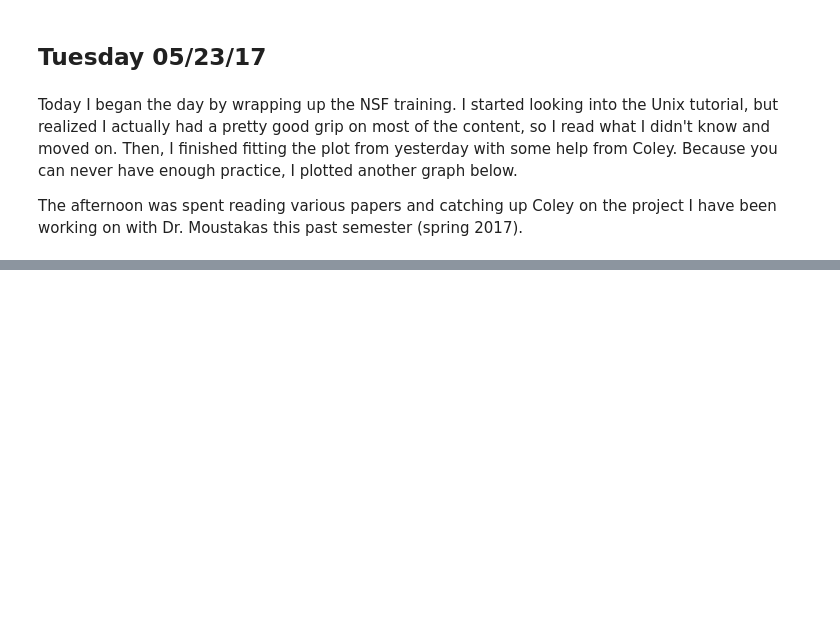
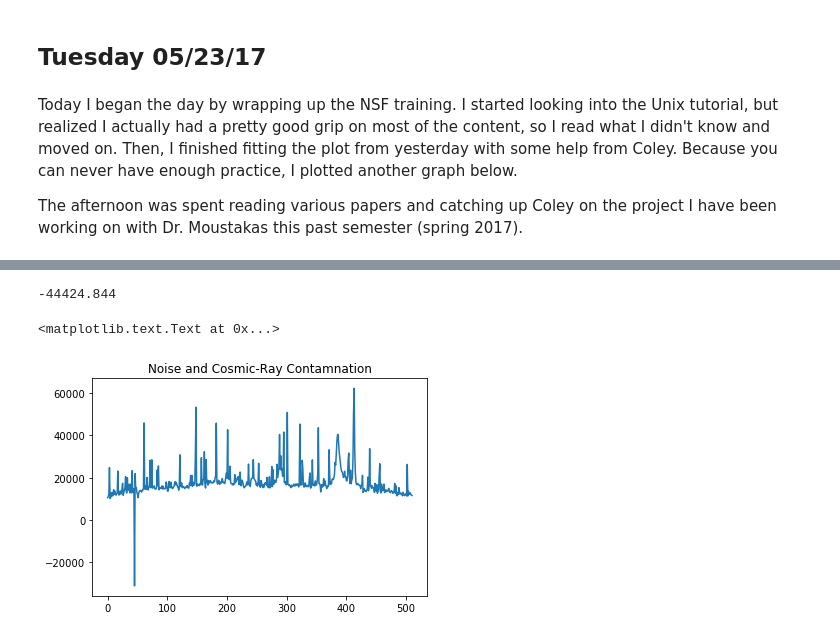
Before and after one commit to moustakas/siena-astrophysics, a Jupyter notebook: summer2017/megan/meg-summer-notebook.ipynb, the cells around one changed output, grey strips where cells are left out. Cells and saved outputs as stored; diff of their text form; code cells hidden in the pictures; blank space fills up the shorter version.

```diff
--- a/summer2017/megan/meg-summer-notebook.ipynb
+++ b/summer2017/megan/meg-summer-notebook.ipynb
@@ -66,0 +104,24 @@ plt.plot(x, x * fit[0] + fit[1], 'r')
+# %%
+#img?
+#help(img)
+
+img.shape  # Print the shape of img
+img.min()  # Call the min() method on the img object.
+# %% [output]
+-44424.844
+# %%
+# another plot
+#plt.figure()
+#plt.plot(img[:, 300])
+
+#profile = img.sum(axis=1)
+#plt.figure()
+#plt.plot(profile)
+
+spectrum = img.sum(axis=0)
+plt.figure()
+plt.plot(spectrum)
+plt.title('Noise and Cosmic-Ray Contamnation')
+# %% [output]
+<matplotlib.text.Text at 0x...>
+[figure, added]
```
Also changed, not shown: parts of 7 cells of this notebook, 1 other file.
